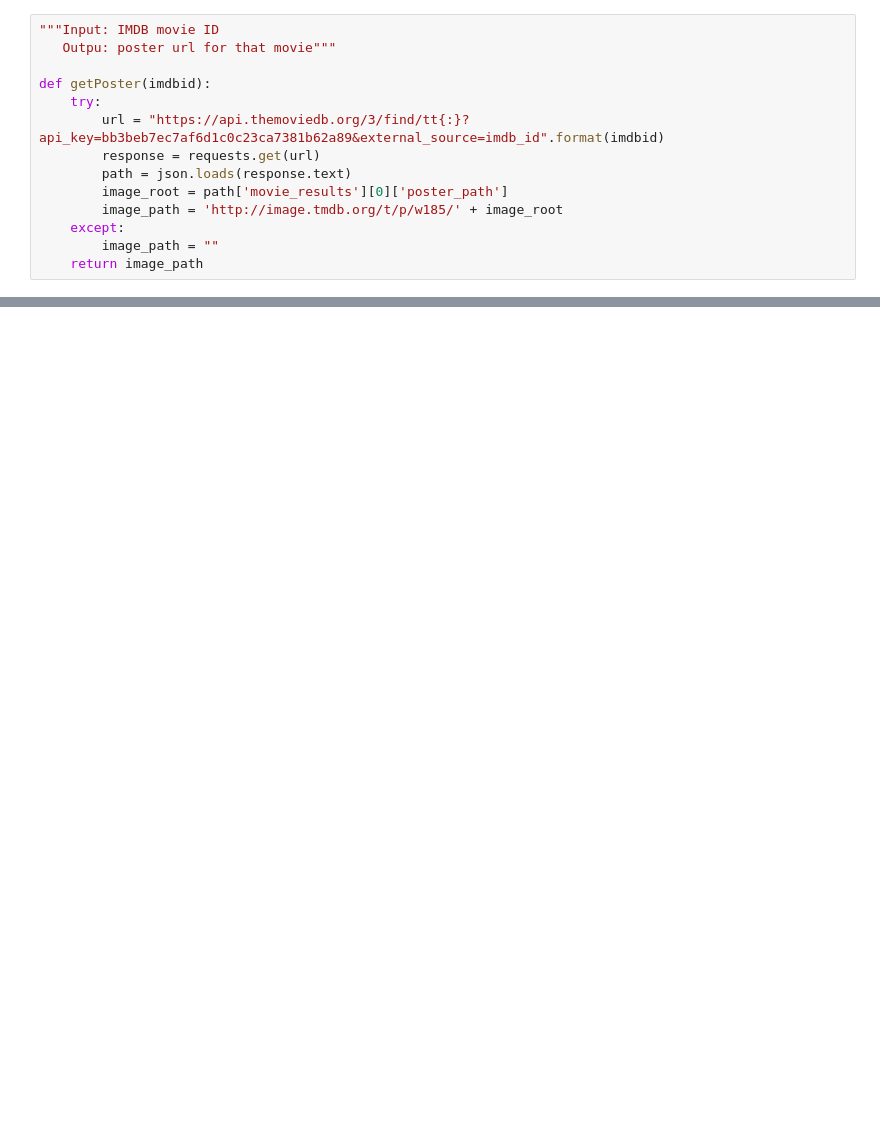
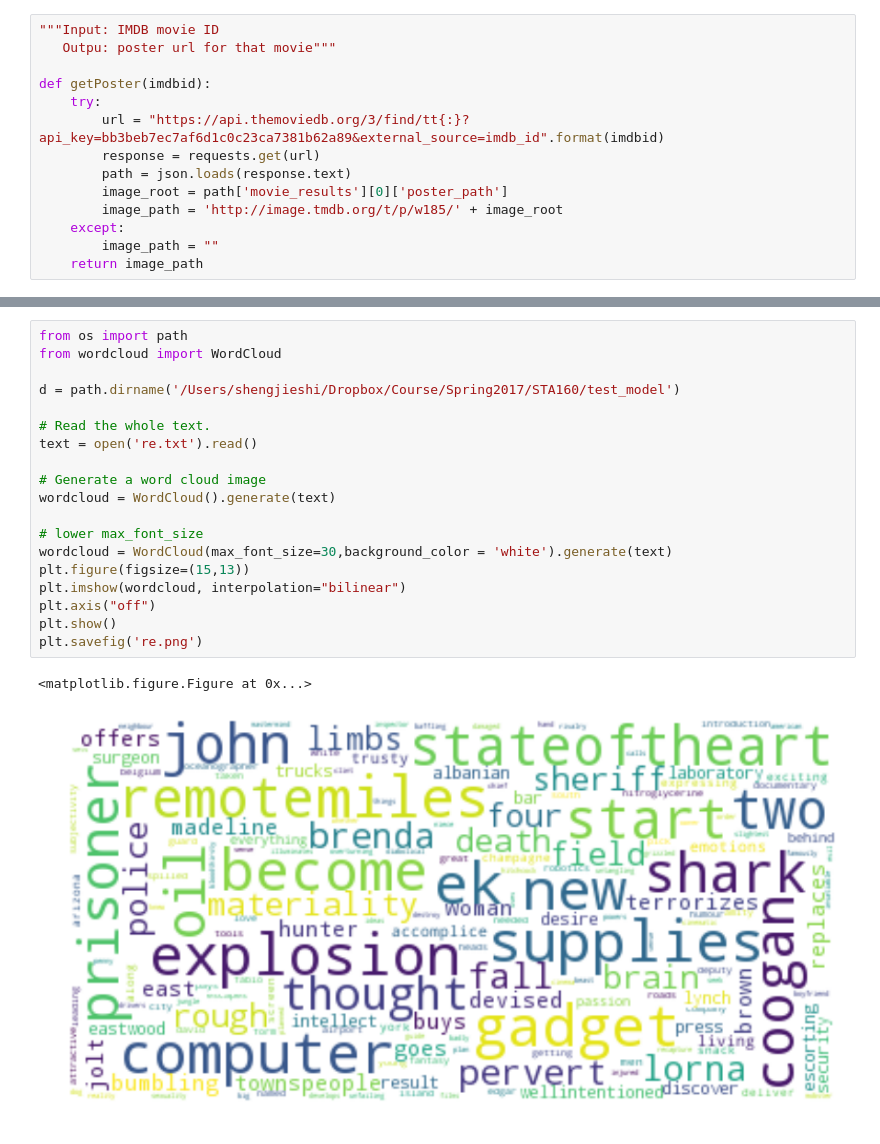
Before and after one commit to RLee12/IMDB-Movie-Recommendation, a Jupyter notebook: recommendation poster .ipynb, the cells around one changed output, grey strips where cells are left out. Cells and saved outputs as stored; diff of their text form; blank space fills up the shorter version.

```diff
--- a/recommendation poster .ipynb
+++ b/recommendation poster .ipynb
@@ -39,0 +72,22 @@ Recommendations:
+# %%
+from os import path
+from wordcloud import WordCloud
+
+d = path.dirname('/Users/shengjieshi/Dropbox/Course/Spring2017/STA160/test_model')
+
+# Read the whole text.
+text = open('re.txt').read()
+
+# Generate a word cloud image
+wordcloud = WordCloud().generate(text)
+
+# lower max_font_size
+wordcloud = WordCloud(max_font_size=30,background_color = 'white').generate(text)
+plt.figure(figsize=(15,13))
+plt.imshow(wordcloud, interpolation="bilinear")
+plt.axis("off")
+plt.show()
+plt.savefig('re.png')
+# %% [output]
+<matplotlib.figure.Figure at 0x...>
+[figure, added]
```
Also changed, not shown: parts of 3 cells of this notebook.
